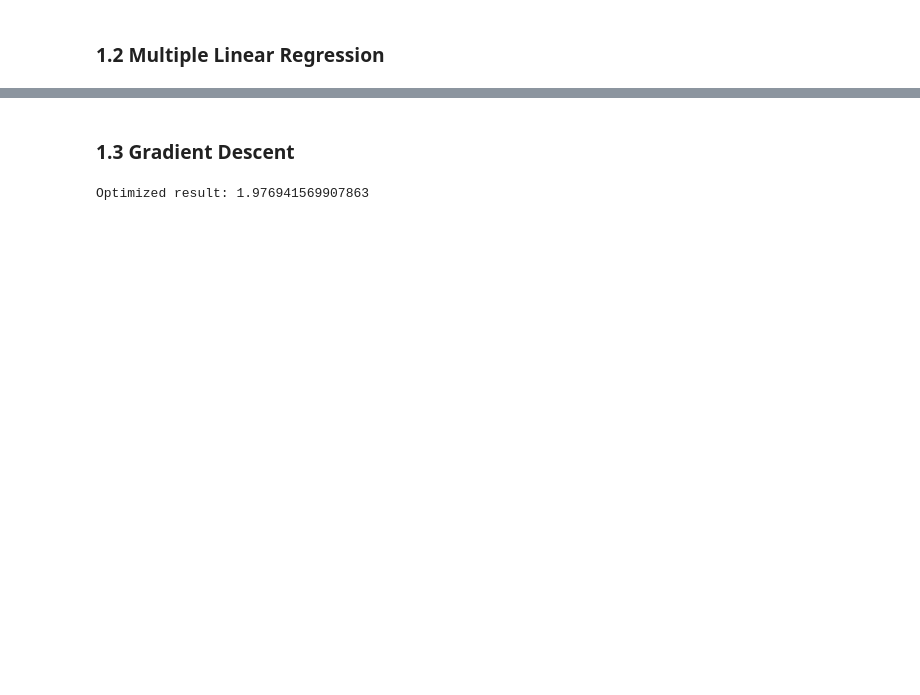
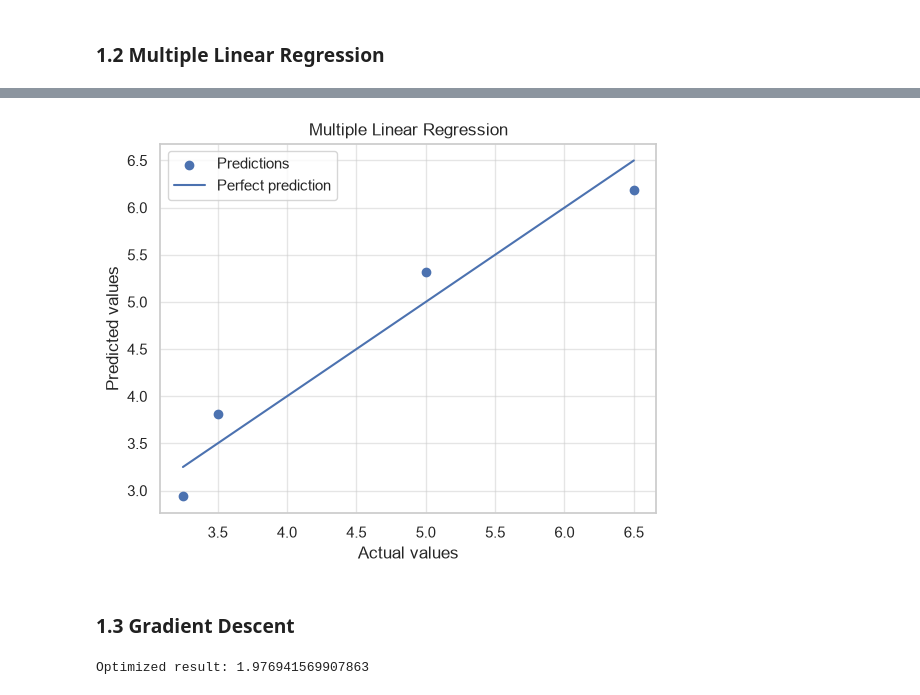
Before and after one commit to mirosssha/AIBDApython, a Jupyter notebook: NSU_ML/Labs/lab02.ipynb, the cells around one changed output, grey strips where cells are left out. Cells and saved outputs as stored; diff of their text form; code cells hidden in the pictures; blank space fills up the shorter version.

```diff
--- a/NSU_ML/Labs/lab02.ipynb
+++ b/NSU_ML/Labs/lab02.ipynb
@@ -51,7 +84,10 @@ Y = np.array([
 ])
 # %%
 class MultipleLinearRegression:
-    pass
-    # TODO: Implement fit and predict methods
+    def fit(self, X, y):
+        self.coefficients = np.linalg.pinv(X) @ y
+
+    def predict(self, X):
+        return X @ self.coefficients
 # %%
 # TODO: Predicting using MultipleLinearRegression
@@ -58,5 +105,20 @@ class MultipleLinearRegression:
 # %%
 # TODO: VIsualizing the results (scatter plot and regression line)
+plt.scatter(Y, multiple_pred, label="Predictions")
+
+plt.plot(
+    [Y.min(), Y.max()],
+    [Y.min(), Y.max()],
+    label="Perfect prediction"
+)
+
+plt.xlabel("Actual values")
+plt.ylabel("Predicted values")
+plt.title("Multiple Linear Regression")
+plt.legend()
+plt.show()
+# %% [output]
+[figure, added]
 # %% [markdown]
 ### 1.3 Gradient Descent
 # %%
```
Also changed, not shown: parts of 18 cells of this notebook, 4 other files.
